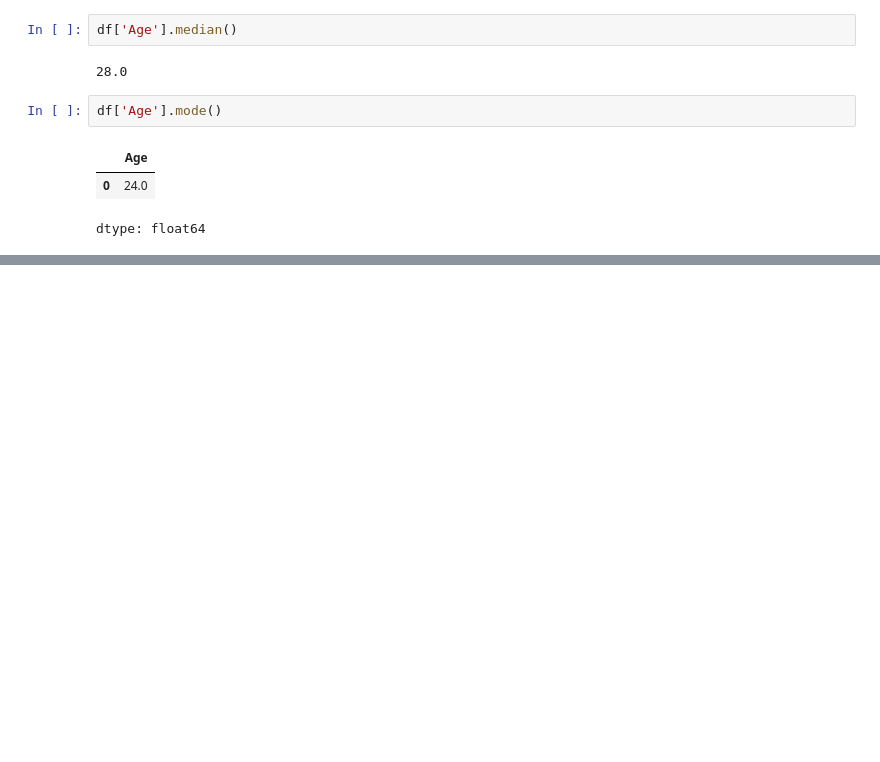
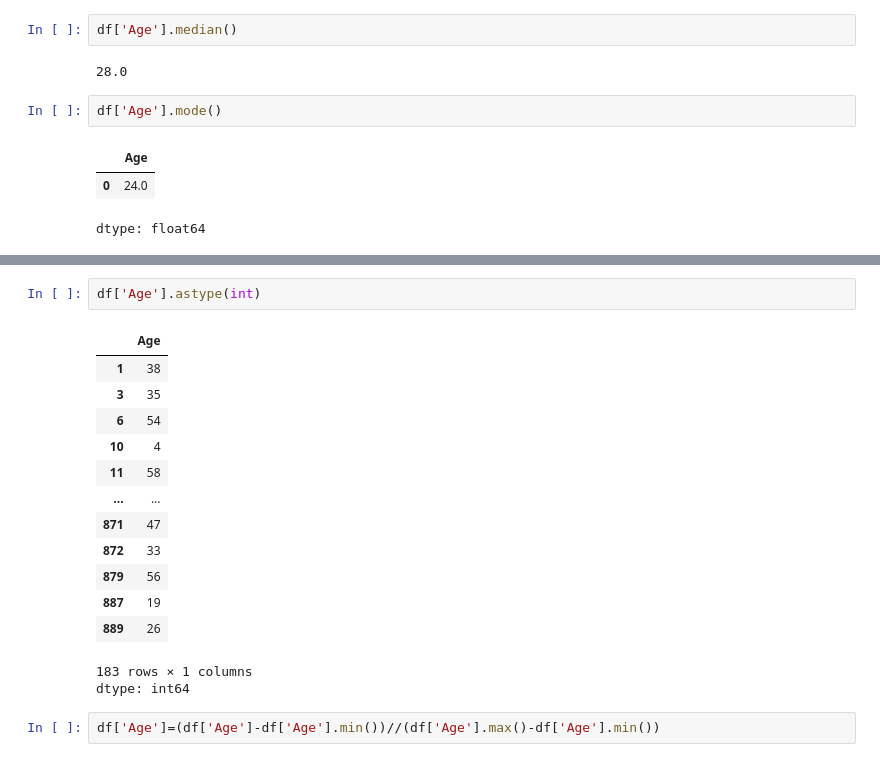
Before and after one commit to 2403A51L57/DATA-MINING, a Jupyter notebook: Untitled0.ipynb, the cells around one changed output, grey strips where cells are left out. Cells and saved outputs as stored; diff of their text form; blank space fills up the shorter version.

```diff
--- a/Untitled0.ipynb
+++ b/Untitled0.ipynb
@@ -58,0 +77,19 @@ dtype: float64
+# %%
+df['Age'].astype(int)
+# %% [output]
+|  | Age |
+| 1 | 38 |
+| 3 | 35 |
+| 6 | 54 |
+| 10 | 4 |
+| 11 | 58 |
+| ... | ... |
+| 871 | 47 |
+| 872 | 33 |
+| 879 | 56 |
+| 887 | 19 |
+| 889 | 26 |
+183 rows × 1 columns
+dtype: int64
+# %%
+df['Age']=(df['Age']-df['Age'].min())//(df['Age'].max()-df['Age'].min())
```
Also changed, not shown: parts of 2 cells of this notebook.
